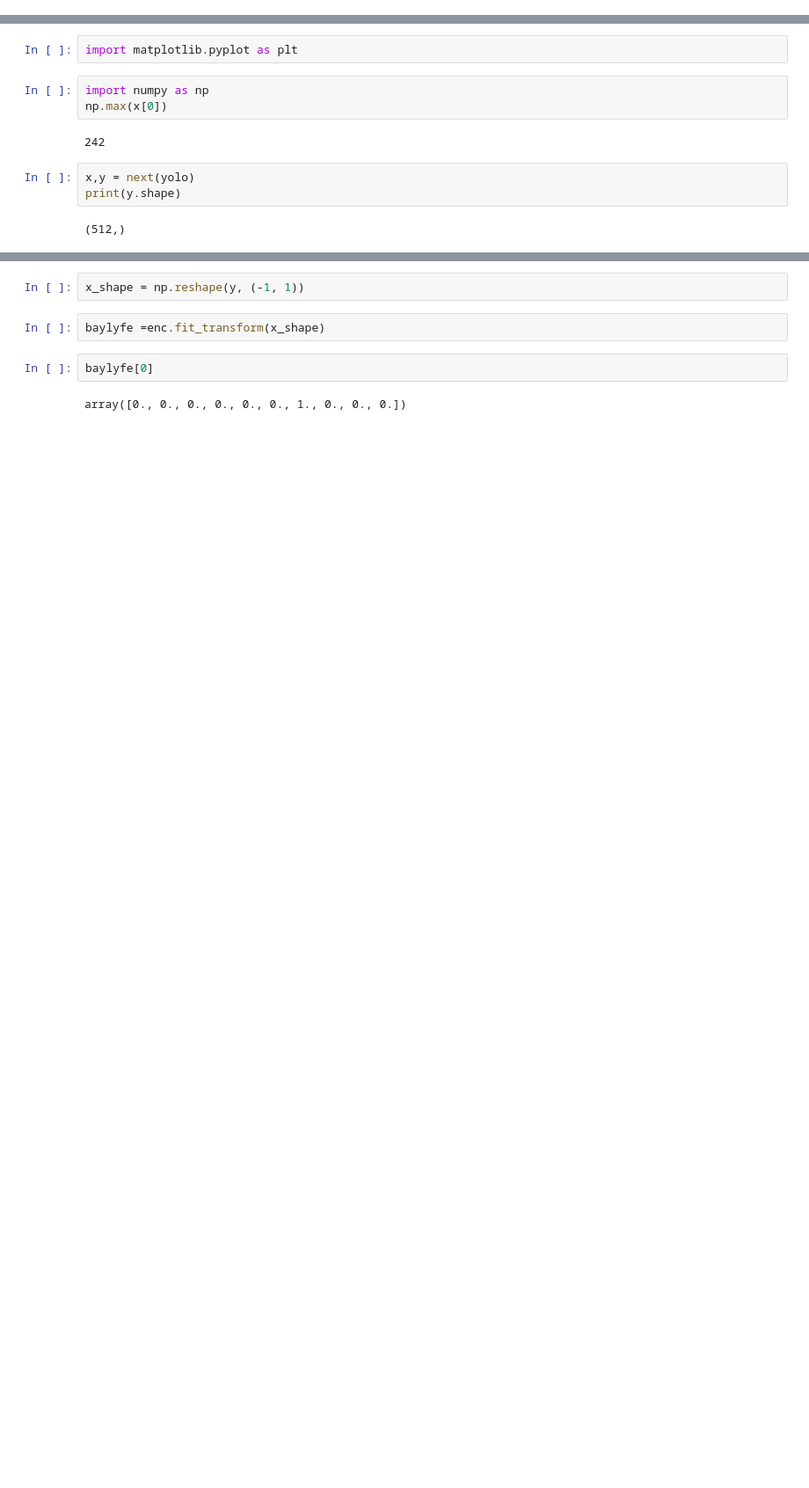
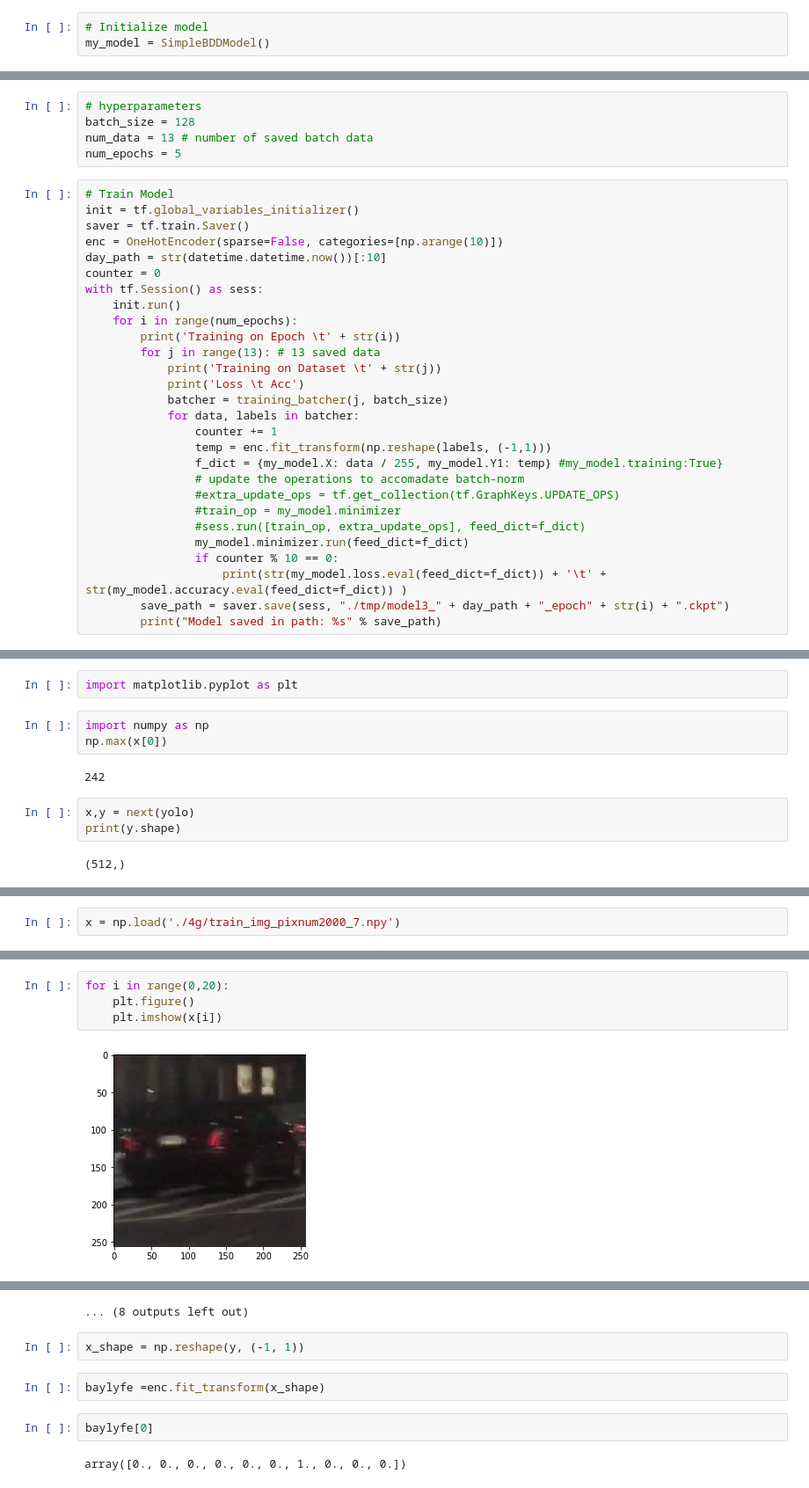
Before and after one commit to dcashon/spr2019_ee596_project, a Jupyter notebook: nb06_model_testing.ipynb, the cells around one changed output, grey strips where cells are left out. Shown at 88% size. Drawn from its saved outputs; the diff is of its cells as text; blank space fills up the shorter version.

```diff
--- a/nb06_model_testing.ipynb
+++ b/nb06_model_testing.ipynb
@@ -49,0 +8,3 @@ with tf.Session() as sess:
+# %%
+# Initialize model
+my_model = SimpleBDDModel()
@@ -49,0 +27,33 @@ with tf.Session() as sess:
+# %%
+# hyperparameters
+batch_size = 128
+num_data = 13 # number of saved batch data
+num_epochs = 5
+# %%
+# Train Model
+init = tf.global_variables_initializer()
+saver = tf.train.Saver()
+enc = OneHotEncoder(sparse=False, categories=[np.arange(10)])
+day_path = str(datetime.datetime.now())[:10]
+counter = 0
+with tf.Session() as sess:
+    init.run()
+    for i in range(num_epochs):
+        print('Training on Epoch \t' + str(i))
+        for j in range(13): # 13 saved data
+            print('Training on Dataset \t' + str(j))
+            print('Loss \t Acc')
+            batcher = training_batcher(j, batch_size)
+            for data, labels in batcher:
+                counter += 1
+                temp = enc.fit_transform(np.reshape(labels, (-1,1)))
+                f_dict = {my_model.X: data / 255, my_model.Y1: temp} #my_model.training:True}
+                # update the operations to accomadate batch-norm
+                #extra_update_ops = tf.get_collection(tf.GraphKeys.UPDATE_OPS)
+                #train_op = my_model.minimizer
+                #sess.run([train_op, extra_update_ops], feed_dict=f_dict)
+                my_model.minimizer.run(feed_dict=f_dict)
+                if counter % 10 == 0:
+                    print(str(my_model.loss.eval(feed_dict=f_dict)) + '\t' + str(my_model.accuracy.eval(feed_dict=f_dict)) )
+        save_path = saver.save(sess, "./tmp/model3_" + day_path + "_epoch" + str(i) + ".ckpt")
+        print("Model saved in path: %s" % save_path)
@@ -63,0 +90,2 @@ enc = OneHotEncoder(sparse=False, categories=[np.arange(10)])
+# %%
+x = np.load('./4g/train_img_pixnum2000_7.npy')
@@ -63,0 +98,6 @@ enc = OneHotEncoder(sparse=False, categories=[np.arange(10)])
+# %%
+for i in range(0,20):
+    plt.figure()
+    plt.imshow(x[i])
+# %% [output]
+[figure, added]
@@ -64,3 +115,4 @@ enc = OneHotEncoder(sparse=False, categories=[np.arange(10)])
+... (8 outputs left out)
 # %%
 x_shape = np.reshape(y, (-1, 1))
 # %%
```
Also changed, not shown: parts of 16 cells of this notebook, 8 other files.
